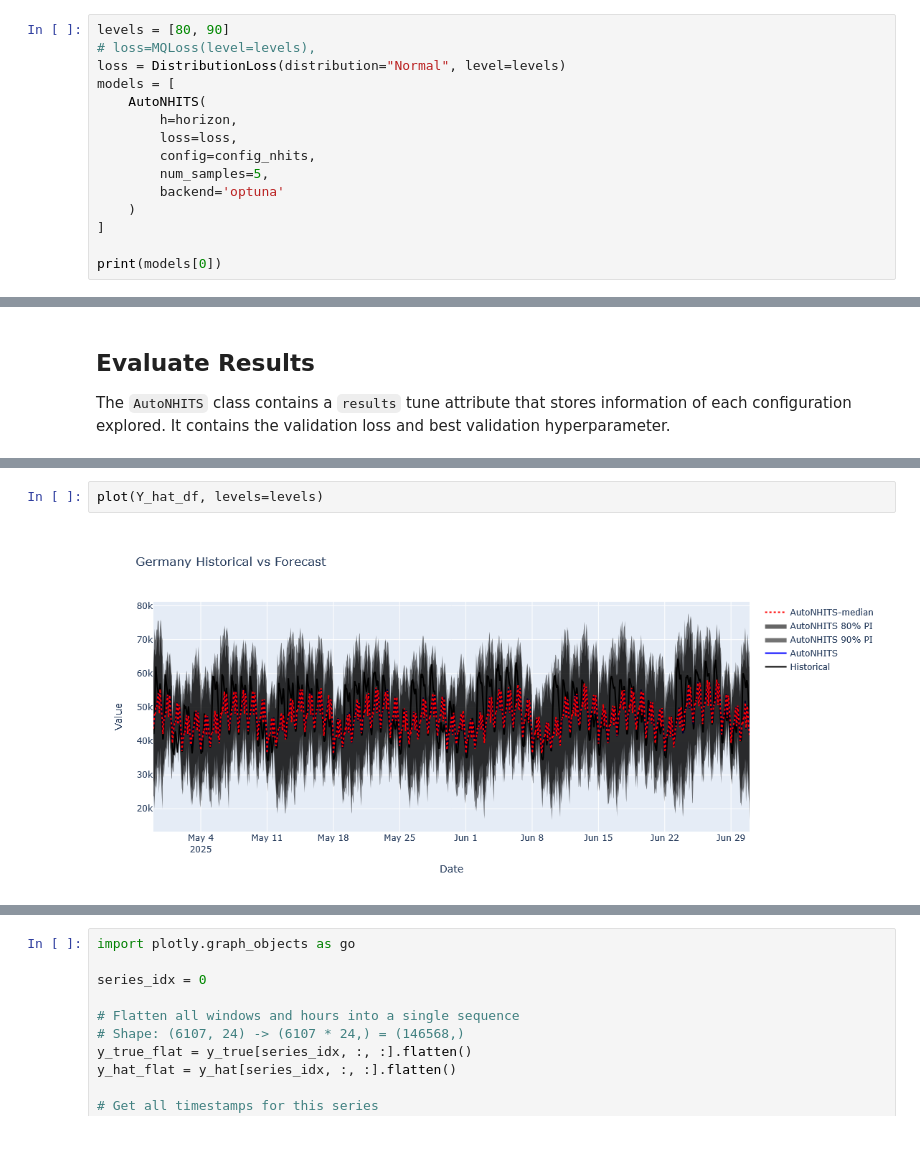
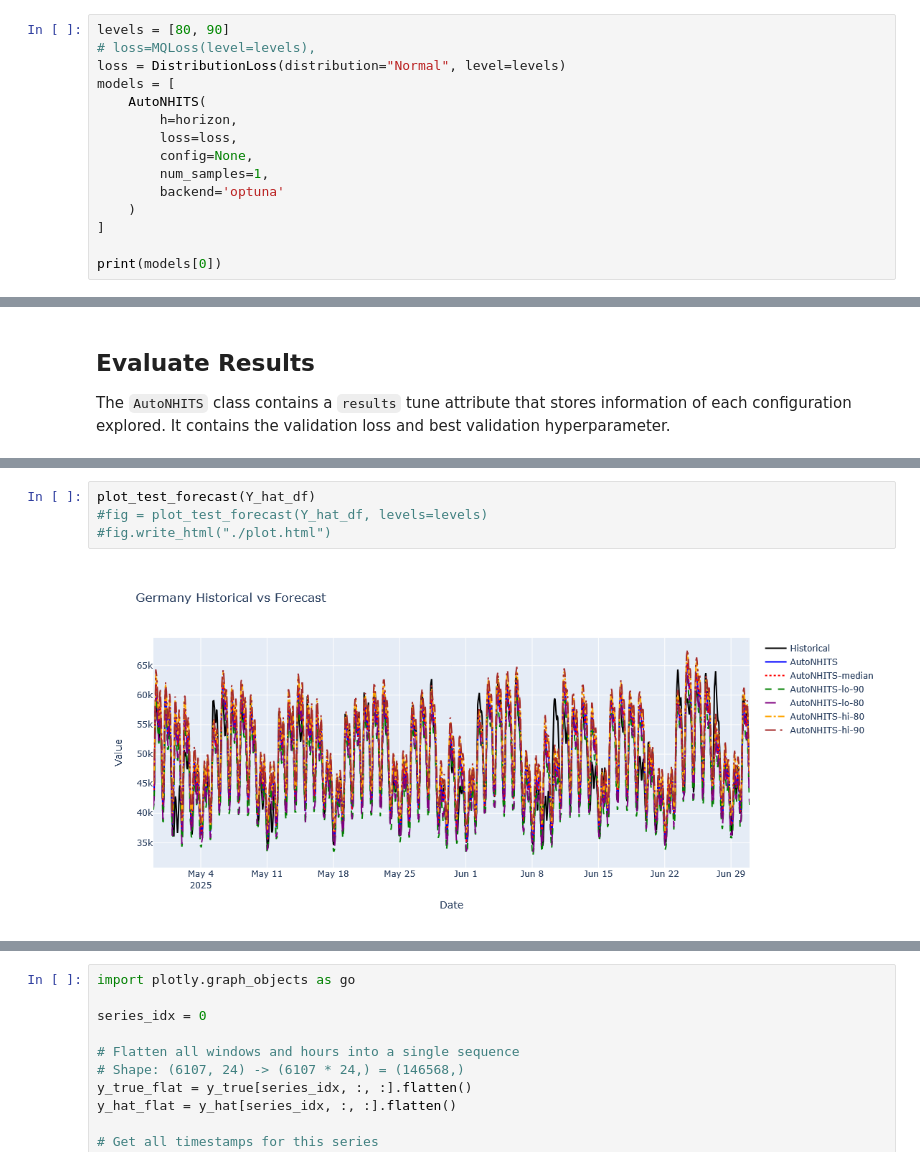
Before and after one commit to hindrikson/load_tms, a Jupyter notebook: NHiTS.ipynb, the cells around one changed output, grey strips where cells are left out. Drawn from its saved outputs; the diff is of its cells as text.

```diff
--- a/NHiTS.ipynb
+++ b/NHiTS.ipynb
@@ -266,8 +365,8 @@ models = [
     AutoNHITS(
         h=horizon,
         loss=loss,
-        config=config_nhits,
-        num_samples=5,
+        config=None,
+        num_samples=1,
         backend='optuna'
     )
 ]
@@ -346,7 +457,9 @@ Params {'input_size': 48, 'start_padding_enabled': True, 'n_blocks': [1, 1, 1, 1
 # %%
-plot(Y_hat_df, levels=levels)
+plot_test_forecast(Y_hat_df)
+#fig = plot_test_forecast(Y_hat_df, levels=levels)
+#fig.write_html("./plot.html")
 # %% [output]
-[figure, old version]
+[figure, new version]
 # %%
 # Filter Y_df just for the time between the start of the validation and the end of test
 selection_start = val_size + test_size
```
Also changed, not shown: parts of 9 cells of this notebook, 30 other files.
